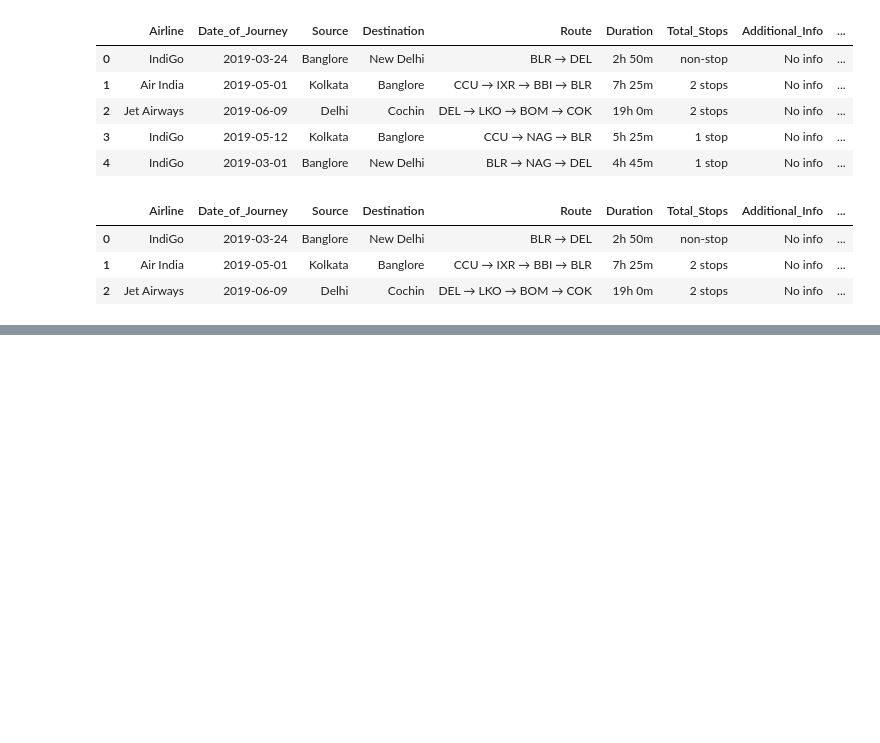
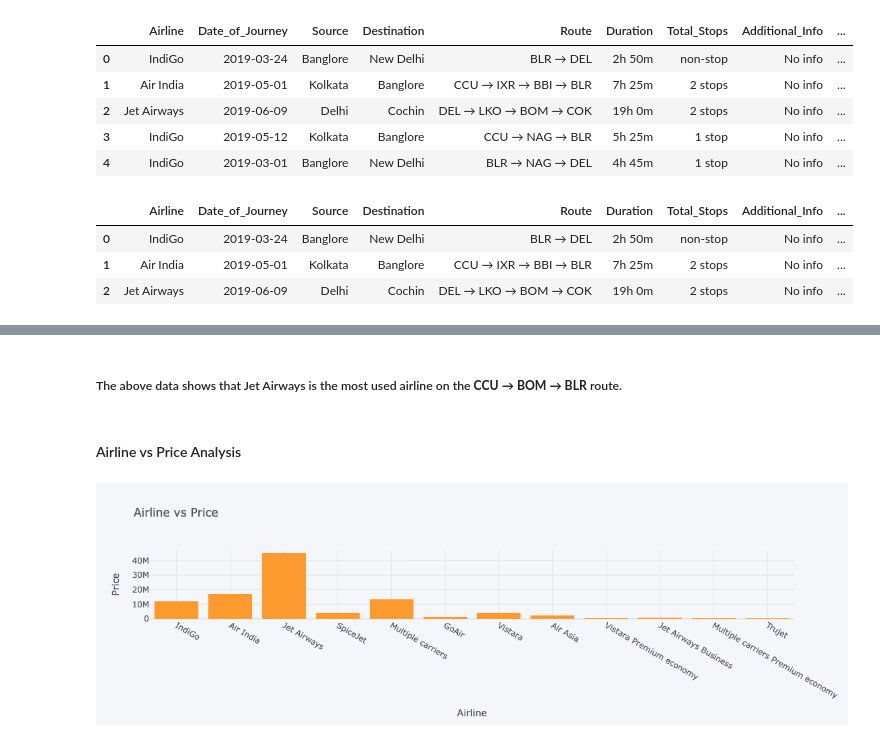
Before and after one commit to vanitiwari/Flight_Price_Prediction, a Jupyter notebook: Flight price prediction model.ipynb, the cells around one changed output, grey strips where cells are left out. Saved outputs shown, nothing was run; the diff lists cells and outputs as text; code cells hidden in the pictures; blank space fills up the shorter version.

```diff
--- a/Flight price prediction model.ipynb
+++ b/Flight price prediction model.ipynb
@@ -403,0 +489,8 @@ data.head(3)
+# %% [markdown]
+##### The above data shows that Jet Airways is the most used airline on the **CCU → BOM → BLR** route. #####
+# %% [markdown]
+#### Airline vs Price Analysis ####
+# %%
+data.iplot(kind='bar', x='Airline', y='Price', title='Airline vs Price',xTitle='Airline',yTitle='Price')
+# %% [output]
+[figure, added]
```
Also changed, not shown: parts of 32 cells of this notebook.
